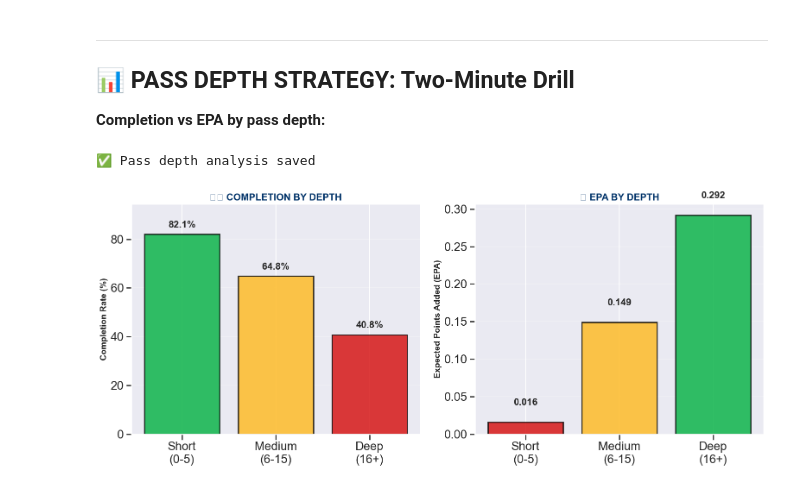
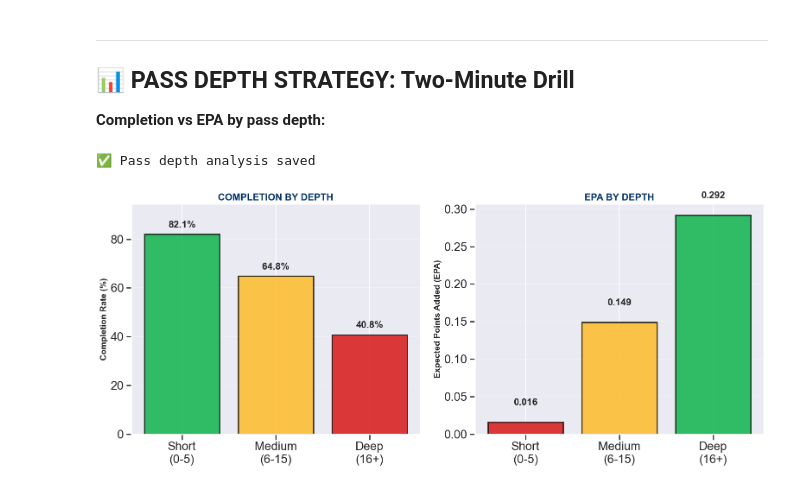
Before and after one commit to JZembower/NFL-Big-Data-Bowl-2026-Analytics-Challenge, a Jupyter notebook: specific analysis/Two_Minute Drill.ipynb, the cells around one changed output. Drawn from its saved outputs; the diff is of its cells as text; code cells hidden in the pictures.

```diff
--- a/specific analysis/Two_Minute Drill.ipynb
+++ b/specific analysis/Two_Minute Drill.ipynb
@@ -413,13 +249,13 @@ for i, (bar, val) in enumerate(zip(bars, comp_rates)):
 
     # Recommendation
     if val >= 70:
-        rec = '✅ ATTACK'
+        rec = 'ATTACK'
         color = '#00B140'
     elif val >= 60:
-        rec = '⚠️ CAUTION'
+        rec = 'CAUTION'
         color = '#FFB81C'
     else:
-        rec = '❌ TIMEOUT'
+        rec = 'TIMEOUT'
         color = '#D50A0A'
 
     ax.text(val + 8, i, rec,
@@ -430,7 +266,7 @@ for i, (bar, val) in enumerate(zip(bars, comp_rates)):
 
 # Styling
 ax.set_xlabel('Completion Rate (%)', fontsize=14, weight='bold')
-ax.set_title('🛡️ TWO-MINUTE DRILL COVERAGE VULNERABILITY',
+ax.set_title('TWO-MINUTE DRILL COVERAGE VULNERABILITY',
              fontsize=18, weight='bold', pad=20, color=NFL_BLUE)
 ax.set_xlim(0, 85)
 ax.grid(axis='x', alpha=0.3)
@@ -487,33 +323,33 @@ for bar, val in zip(bars1, comp_rates):
     ax1.text(bar.get_x() + bar.get_width()/2., height + 2,
              f'{val:.1f}%', ha='center', va='bottom',
              fontsize=16, weight='bold')
 
 ax1.set_ylabel('Completion Rate (%)', fontsize=14, weight='bold')
-ax1.set_title('⏱️ COMPLETION BY DEPTH', fontsize=16, weight='bold', color=NFL_BLUE)
+ax1.set_title('COMPLETION BY DEPTH', fontsize=16, weight='bold', color=NFL_BLUE)
 ax1.set_ylim(0, max(comp_rates) * 1.15)
 ax1.grid(axis='y', alpha=0.3)
 
 # Chart 2: EPA Values
 colors_epa = ['#D50A0A', '#FFB81C', '#00B140']
 bars2 = ax2.bar(depths, epa_values, color=colors_epa,
                 edgecolor='black', linewidth=2, alpha=0.8)
 
 for bar, val in zip(bars2, epa_values):
     height = bar.get_height()
     y_pos = height + 0.02 if height > 0 else height - 0.02
     ax2.text(bar.get_x() + bar.get_width()/2., y_pos,
              f'{val:.3f}', ha='center', va='bottom' if height > 0 else 'top',
              fontsize=16, weight='bold')
 
 ax2.set_ylabel('Expected Points Added (EPA)', fontsize=14, weight='bold')
-ax2.set_title('💰 EPA BY DEPTH', fontsize=16, weight='bold', color=NFL_BLUE)
+ax2.set_title('EPA BY DEPTH', fontsize=16, weight='bold', color=NFL_BLUE)
 ax2.grid(axis='y', alpha=0.3)
 ax2.axhline(0, color='black', linewidth=1, linestyle='-')
 
 plt.tight_layout()
 plt.savefig(dir/ 'two_minute_pass_depth.png', dpi=300, bbox_inches='tight')
 print('✅ Pass depth analysis saved')
 plt.show()
 # %% [output]
 ✅ Pass depth analysis saved
-[figure, old version]
+[figure, new version]
```
Also changed, not shown: parts of 7 cells of this notebook, 4 other files.
